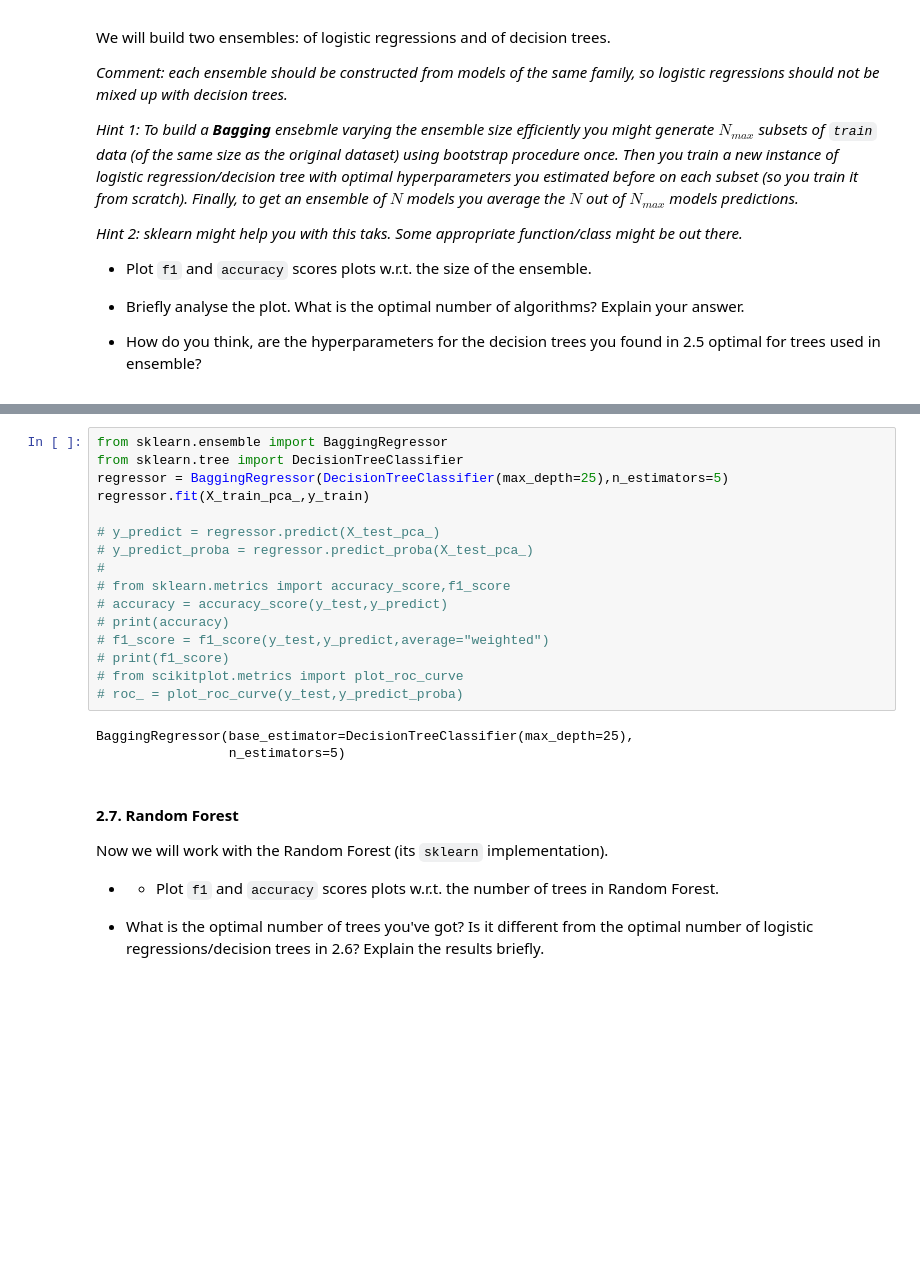
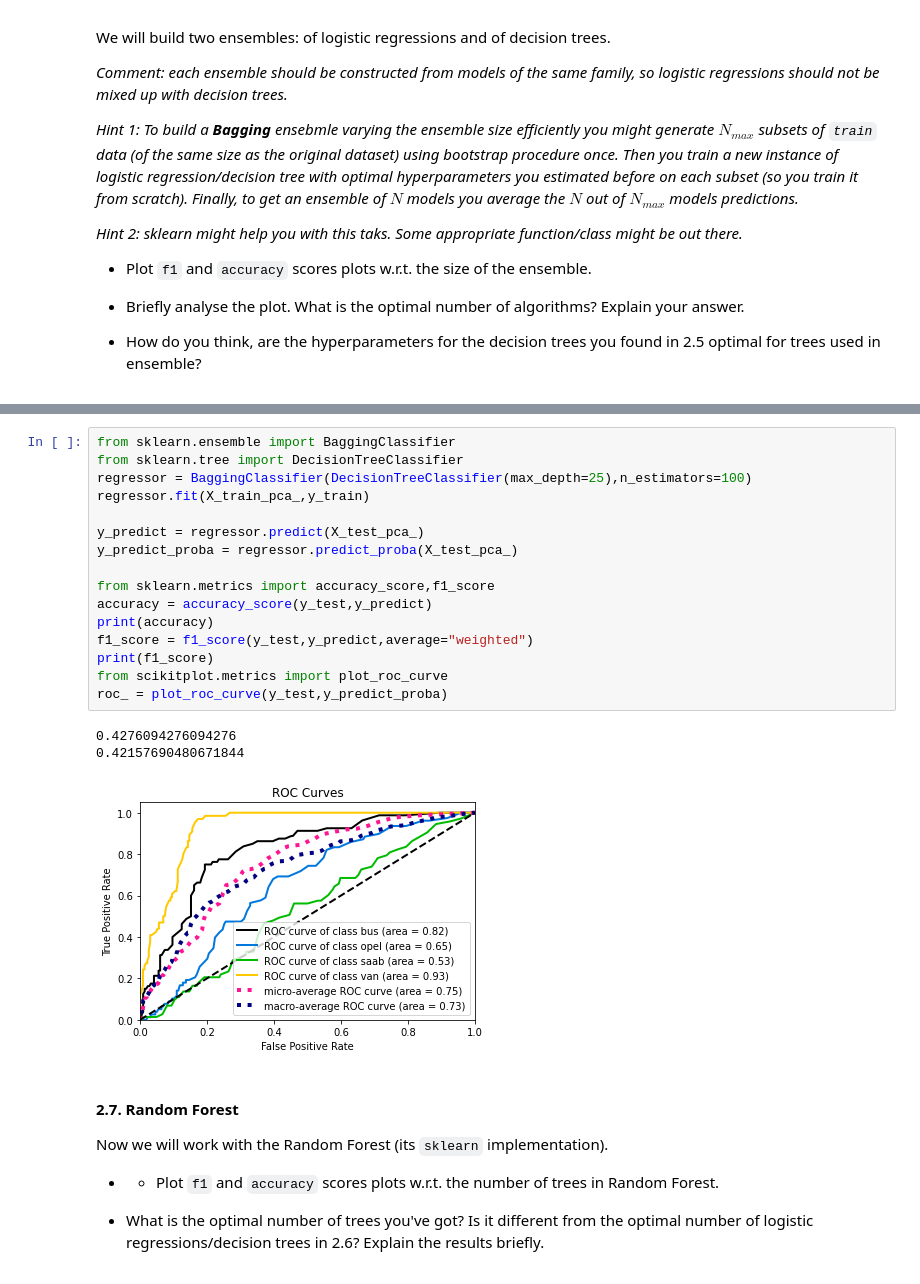
Before and after one commit to GreenSeed/ml-mipt, a Jupyter notebook: homeworks_basic/Lab1_ML_pipeline_and_SVM/Lab1_part2_ml_pipeline.ipynb, the cells around one changed output, grey strips where cells are left out. Cells and saved outputs as stored; diff of their text form; blank space fills up the shorter version.

```diff
--- a/homeworks_basic/Lab1_ML_pipeline_and_SVM/Lab1_part2_ml_pipeline.ipynb
+++ b/homeworks_basic/Lab1_ML_pipeline_and_SVM/Lab1_part2_ml_pipeline.ipynb
@@ -283,22 +286,23 @@ BaggingRegressor(base_estimator=LogisticRegression(max_iter=500,
 # %%
-from sklearn.ensemble import BaggingRegressor
+from sklearn.ensemble import BaggingClassifier
 from sklearn.tree import DecisionTreeClassifier
-regressor = BaggingRegressor(DecisionTreeClassifier(max_depth=25),n_estimators=5)
+regressor = BaggingClassifier(DecisionTreeClassifier(max_depth=25),n_estimators=100)
 regressor.fit(X_train_pca_,y_train)
 
-# y_predict = regressor.predict(X_test_pca_)
-# y_predict_proba = regressor.predict_proba(X_test_pca_)
-#
-# from sklearn.metrics import accuracy_score,f1_score
-# accuracy = accuracy_score(y_test,y_predict)
-# print(accuracy)
-# f1_score = f1_score(y_test,y_predict,average="weighted")
-# print(f1_score)
-# from scikitplot.metrics import plot_roc_curve
-# roc_ = plot_roc_curve(y_test,y_predict_proba)
+y_predict = regressor.predict(X_test_pca_)
+y_predict_proba = regressor.predict_proba(X_test_pca_)
+
+from sklearn.metrics import accuracy_score,f1_score
+accuracy = accuracy_score(y_test,y_predict)
+print(accuracy)
+f1_score = f1_score(y_test,y_predict,average="weighted")
+print(f1_score)
+from scikitplot.metrics import plot_roc_curve
+roc_ = plot_roc_curve(y_test,y_predict_proba)
 # %% [output]
-BaggingRegressor(base_estimator=DecisionTreeClassifier(max_depth=25),
-                 n_estimators=5)
+0.4276094276094276
+0.42157690480671844
+[figure, added]
 # %% [markdown]
 #### 2.7. Random Forest
 Now we will work with the Random Forest (its `sklearn` implementation).
```
Also changed, not shown: parts of 13 cells of this notebook, 1 other file.
